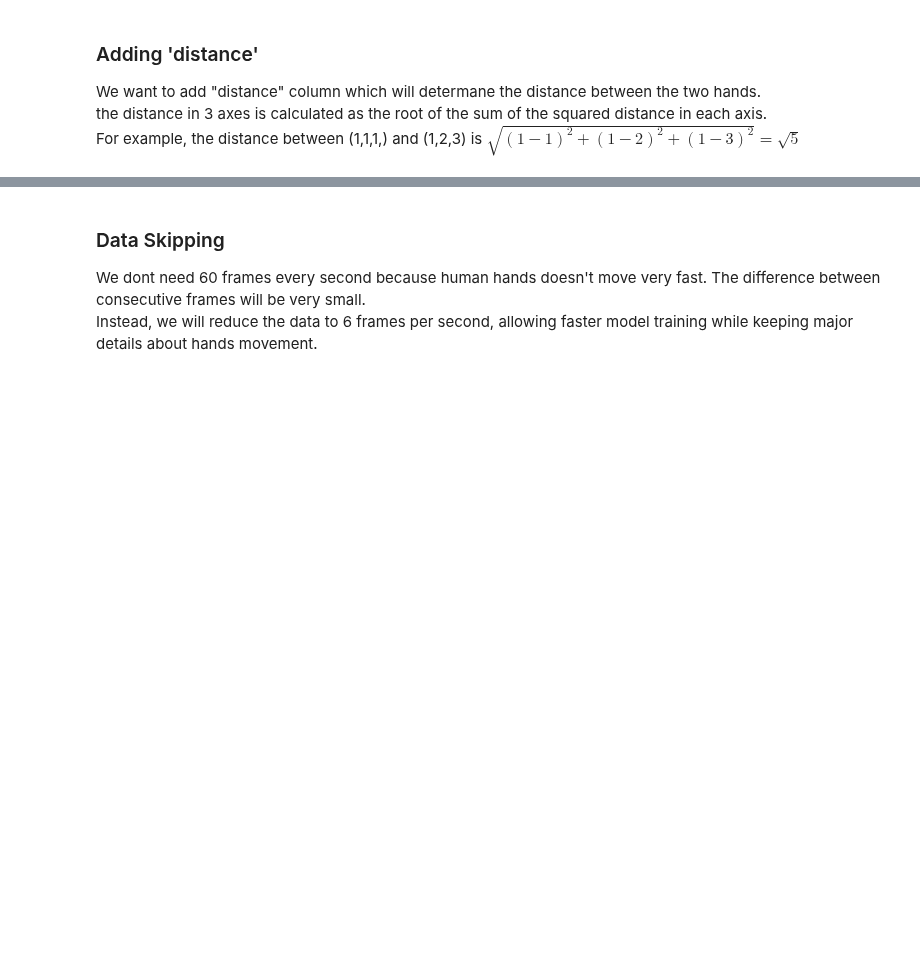
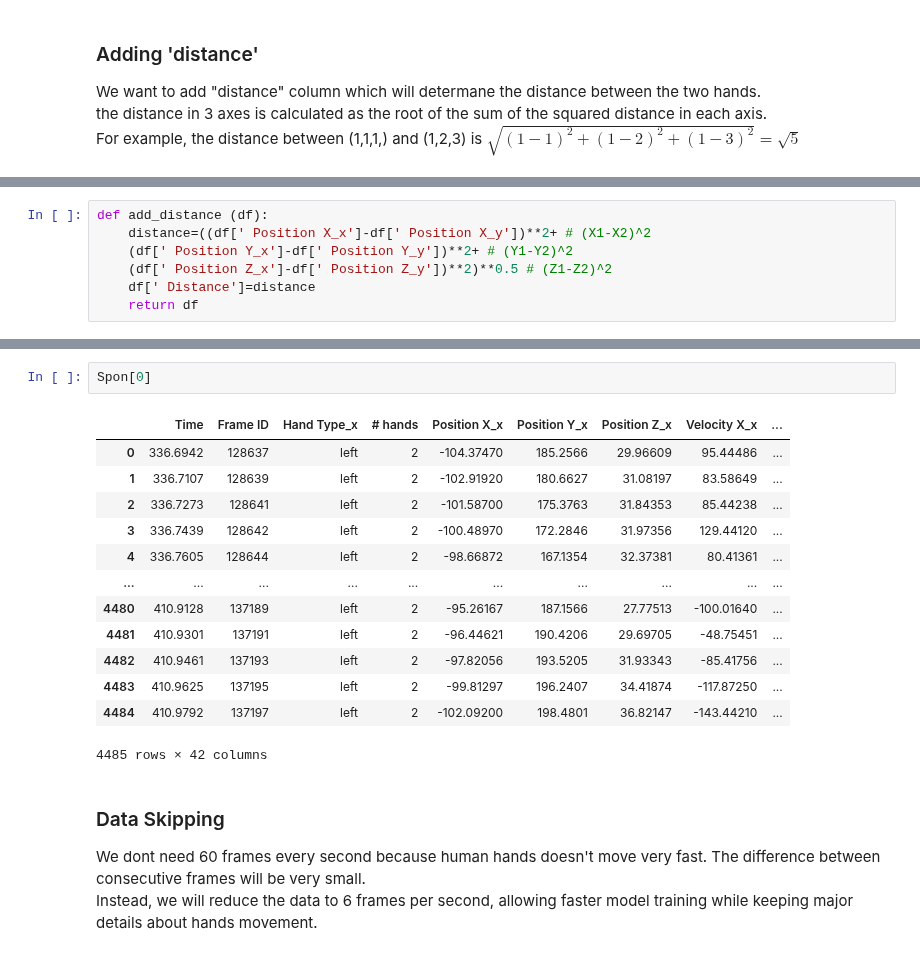
Before and after one commit to oridarshan/data-visualization-project, a Jupyter notebook: Hands Classification.ipynb, the cells around one changed output, grey strips where cells are left out. Drawn from its saved outputs; the diff is of its cells as text; blank space fills up the shorter version.

```diff
--- a/Hands Classification.ipynb
+++ b/Hands Classification.ipynb
@@ -576,0 +632,7 @@ Split validation set from train set to help choose the best model for the data.
+# %%
+def add_distance (df):
+    distance=((df[' Position X_x']-df[' Position X_y'])**2+ # (X1-X2)^2
+    (df[' Position Y_x']-df[' Position Y_y'])**2+ # (Y1-Y2)^2
+    (df[' Position Z_x']-df[' Position Z_y'])**2)**0.5 # (Z1-Z2)^2
+    df[' Distance']=distance
+    return df
@@ -577,3 +669,19 @@ Split validation set from train set to help choose the best model for the data.
+# %%
+Spon[0]
+# %% [output]
+|  | Time | Frame ID | Hand Type_x | # hands | Position X_x | Position Y_x | Position Z_x | Velocity X_x | ... |
+| 0 | 336.6942 | 128637 | left | 2 | -104.37470 | 185.2566 | 29.96609 | 95.44486 | ... |
+| 1 | 336.7107 | 128639 | left | 2 | -102.91920 | 180.6627 | 31.08197 | 83.58649 | ... |
+| 2 | 336.7273 | 128641 | left | 2 | -101.58700 | 175.3763 | 31.84353 | 85.44238 | ... |
+| 3 | 336.7439 | 128642 | left | 2 | -100.48970 | 172.2846 | 31.97356 | 129.44120 | ... |
+| 4 | 336.7605 | 128644 | left | 2 | -98.66872 | 167.1354 | 32.37381 | 80.41361 | ... |
+| ... | ... | ... | ... | ... | ... | ... | ... | ... | ... |
+| 4480 | 410.9128 | 137189 | left | 2 | -95.26167 | 187.1566 | 27.77513 | -100.01640 | ... |
+| 4481 | 410.9301 | 137191 | left | 2 | -96.44621 | 190.4206 | 29.69705 | -48.75451 | ... |
+| 4482 | 410.9461 | 137193 | left | 2 | -97.82056 | 193.5205 | 31.93343 | -85.41756 | ... |
+| 4483 | 410.9625 | 137195 | left | 2 | -99.81297 | 196.2407 | 34.41874 | -117.87250 | ... |
+| 4484 | 410.9792 | 137197 | left | 2 | -102.09200 | 198.4801 | 36.82147 | -143.44210 | ... |
+4485 rows × 42 columns
 # %% [markdown]
 ### Data Skipping
 We dont need 60 frames every second because human hands doesn't move very fast. The difference between consecutive frames will be very small.
```
Also changed, not shown: parts of 10 cells of this notebook.
